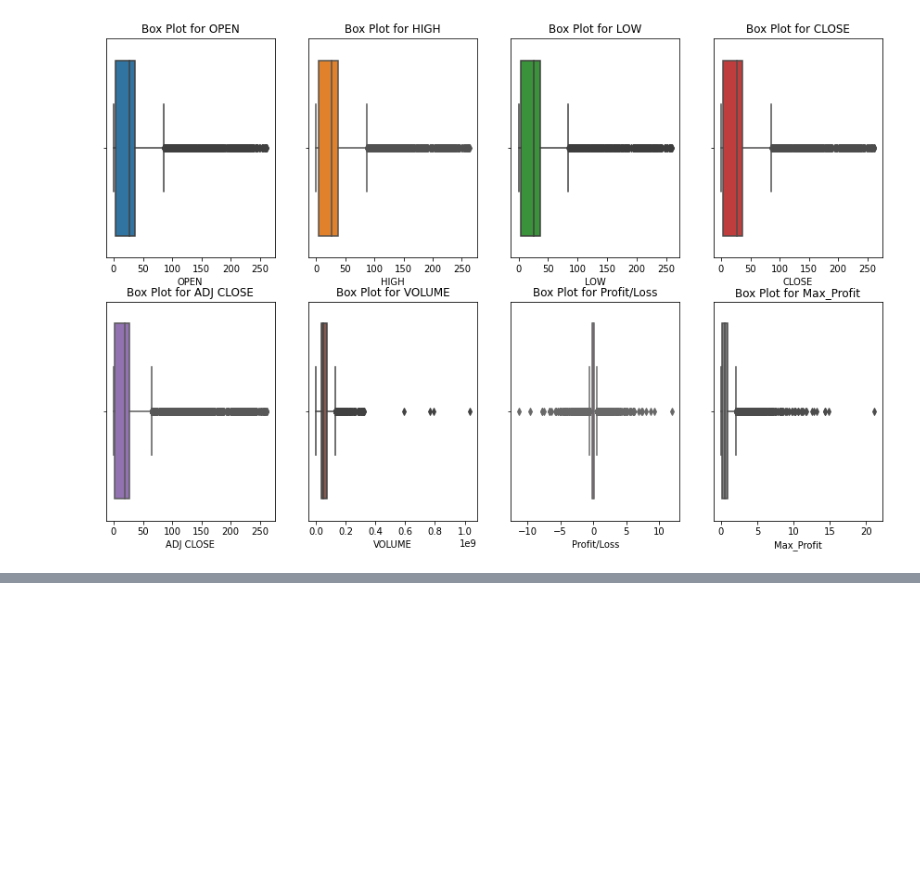
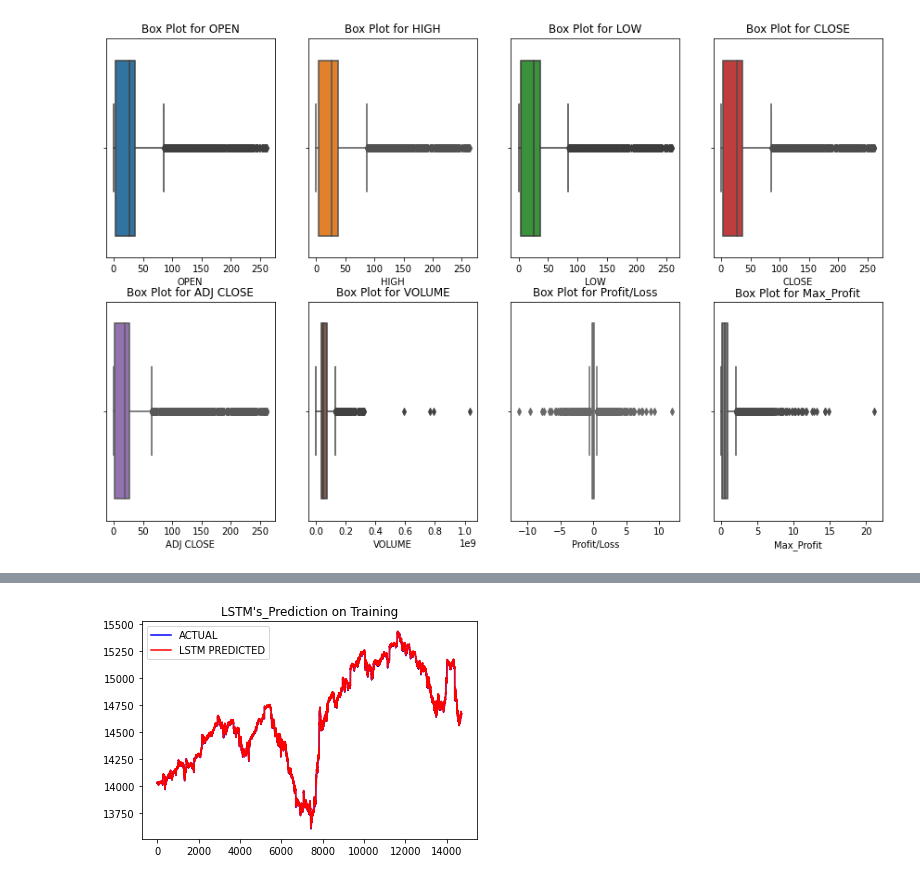
Before and after one commit to Technocolabs100/Prediction-of-Stock-Price-Movement-based-on-trading-DS-II, a Jupyter notebook: Prediction-of-Stock-Price-Movement-based-on-trading _Techncolabs _Internship_Project.ipynb, the cells around one changed output, grey strips where cells are left out. Drawn from its saved outputs; the diff is of its cells as text; code cells hidden in the pictures; blank space fills up the shorter version.

```diff
--- a/Prediction-of-Stock-Price-Movement-based-on-trading _Techncolabs _Internship_Project.ipynb
+++ b/Prediction-of-Stock-Price-Movement-based-on-trading _Techncolabs _Internship_Project.ipynb
@@ -309,0 +417,2 @@ for i in enumerate(features):
+# %%
+model.fit(X_train,Y_train,validation_data=(X_test,Y_test),epochs=100,batch_size=64,verbose=1)    # fitting Model
@@ -309,0 +438,3 @@ for i in enumerate(features):
+# %%
+train_predict=model.predict(X_train)                            # predicting Model
+test_predict=model.predict(X_test)
@@ -309,0 +460,6 @@ for i in enumerate(features):
+# %%
+Y_train = np.array(Y_train).reshape(-1,1)
+Y_train = scaler.inverse_transform(Y_train)
+Y_train = Y_train.flatten()                                             # Transforming into Original Form Y_Train
+Y_train = Y_train.astype(float)
+Y_train
@@ -309,0 +468,6 @@ for i in enumerate(features):
+# %%
+arr1 = np.array(train_predict).reshape(-1,1)
+arr1 = scaler.inverse_transform(arr1)
+arr1 = arr1.flatten()                                           # Transforming into Original Form train_predict
+arr1 = arr1.astype(float)
+arr1
@@ -309,0 +526,8 @@ for i in enumerate(features):
+# %%
+plt.plot(Y_train, label='ACTUAL' , color = 'blue')
+plt.plot(arr1, label='LSTM PREDICTED' , color = 'red')
+plt.title("LSTM's_Prediction on Training")                          # Graph For Trained
+plt.legend()
+plt.show()
+# %% [output]
+[figure, added]
```
Also changed, not shown: parts of 56 cells of this notebook.
